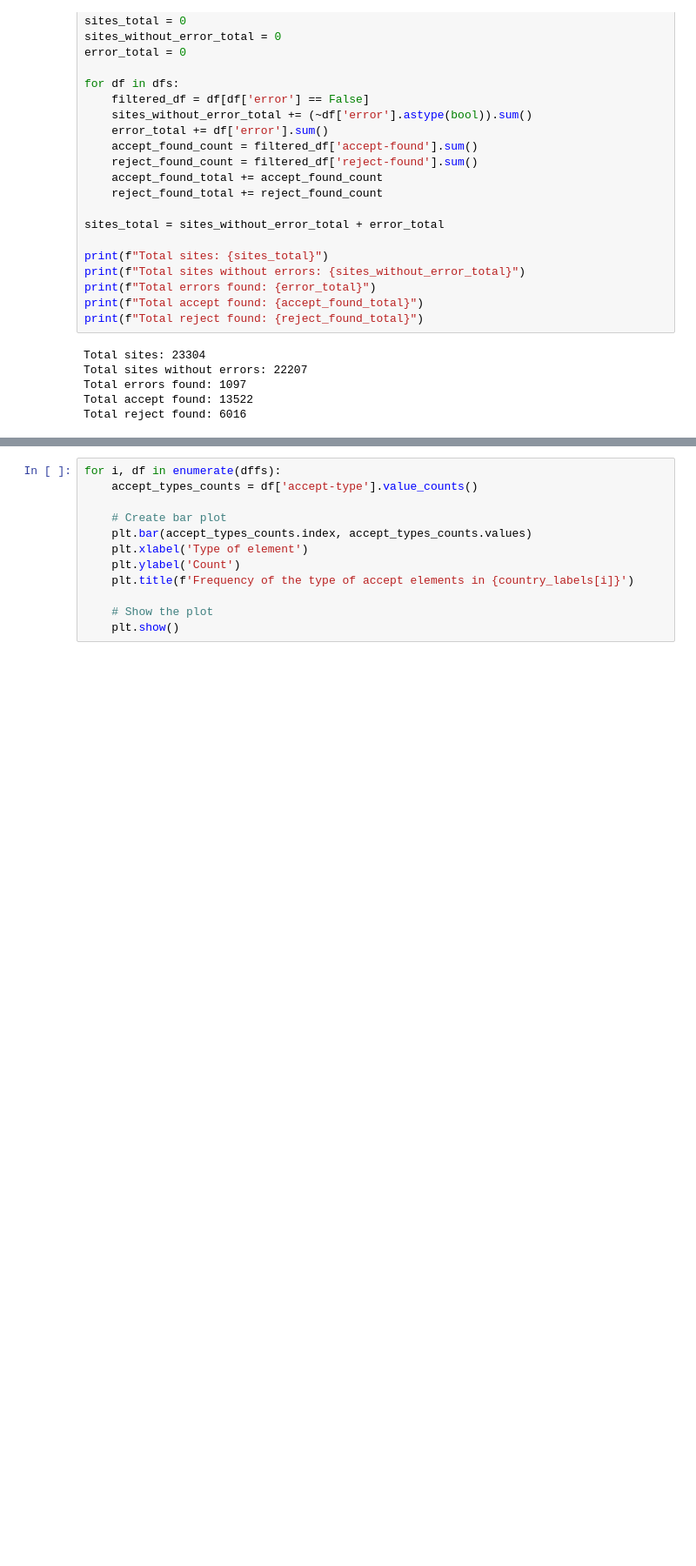
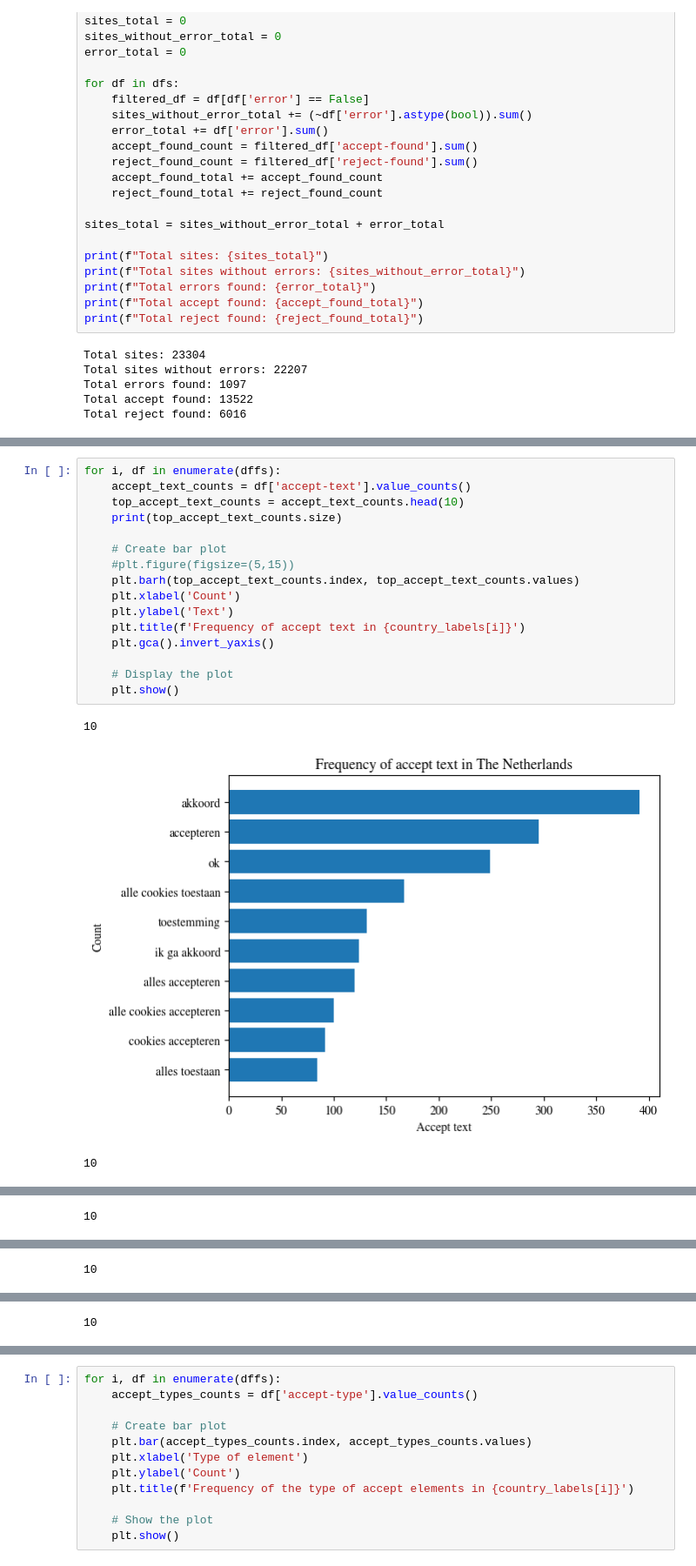
Before and after one commit to G1zm0K/bachelor-thesis, a Jupyter notebook: Data_analysis.ipynb, the cells around one changed output, grey strips where cells are left out. Shown at 87% size. Drawn from its saved outputs; the diff is of its cells as text; blank space fills up the shorter version.

```diff
--- a/Data_analysis.ipynb
+++ b/Data_analysis.ipynb
@@ -162,0 +195,20 @@ for i, df in enumerate(dffs):
+# %%
+for i, df in enumerate(dffs):
+    accept_text_counts = df['accept-text'].value_counts()
+    top_accept_text_counts = accept_text_counts.head(10)
+    print(top_accept_text_counts.size)
+
+    # Create bar plot
+    #plt.figure(figsize=(5,15))
+    plt.barh(top_accept_text_counts.index, top_accept_text_counts.values)
+    plt.xlabel('Count')
+    plt.ylabel('Text')
+    plt.title(f'Frequency of accept text in {country_labels[i]}')
+    plt.gca().invert_yaxis()
+
+    # Display the plot
+    plt.show()
+# %% [output]
+10
+[figure, added]
+10
@@ -162,0 +216 @@ for i, df in enumerate(dffs):
+10
@@ -162,0 +218 @@ for i, df in enumerate(dffs):
+10
@@ -162,0 +220 @@ for i, df in enumerate(dffs):
+10
```
Also changed, not shown: parts of 15 cells of this notebook.
